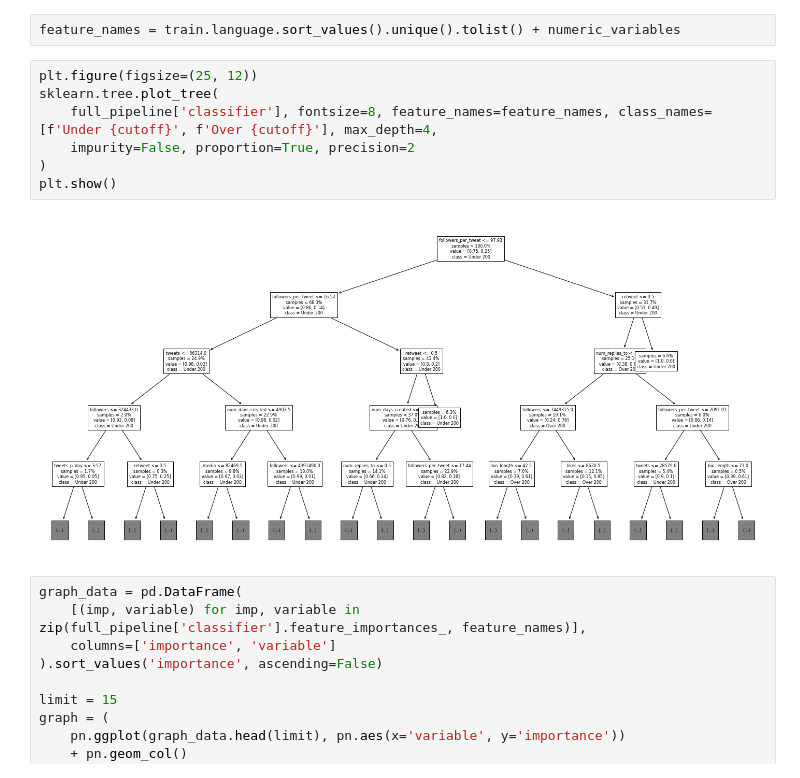
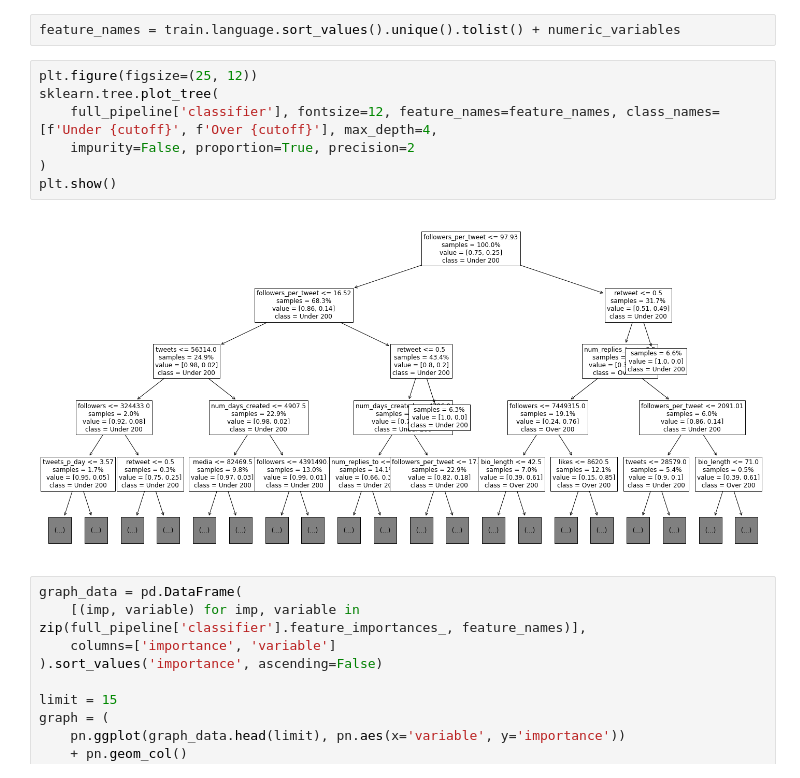
Before and after one commit to andreas-lloyd/course-data, a Jupyter notebook: ml-webinars/modelos-arboles.ipynb, the cells around one changed output. Drawn from its saved outputs; the diff is of its cells as text.

```diff
--- a/ml-webinars/modelos-arboles.ipynb
+++ b/ml-webinars/modelos-arboles.ipynb
@@ -278,12 +278,12 @@ feature_names = train.language.sort_values().unique().tolist() + numeric_variabl
 # %%
 plt.figure(figsize=(25, 12))
 sklearn.tree.plot_tree(
-    full_pipeline['classifier'], fontsize=8, feature_names=feature_names, class_names=[f'Under {cutoff}', f'Over {cutoff}'], max_depth=4,
+    full_pipeline['classifier'], fontsize=12, feature_names=feature_names, class_names=[f'Under {cutoff}', f'Over {cutoff}'], max_depth=4,
     impurity=False, proportion=True, precision=2
 )
 plt.show()
 # %% [output]
-[figure, old version]
+[figure, new version]
 # %%
 graph_data = pd.DataFrame(
     [(imp, variable) for imp, variable in zip(full_pipeline['classifier'].feature_importances_, feature_names)],
```
Also changed, not shown: parts of 4 cells of this notebook, 2 other files.
